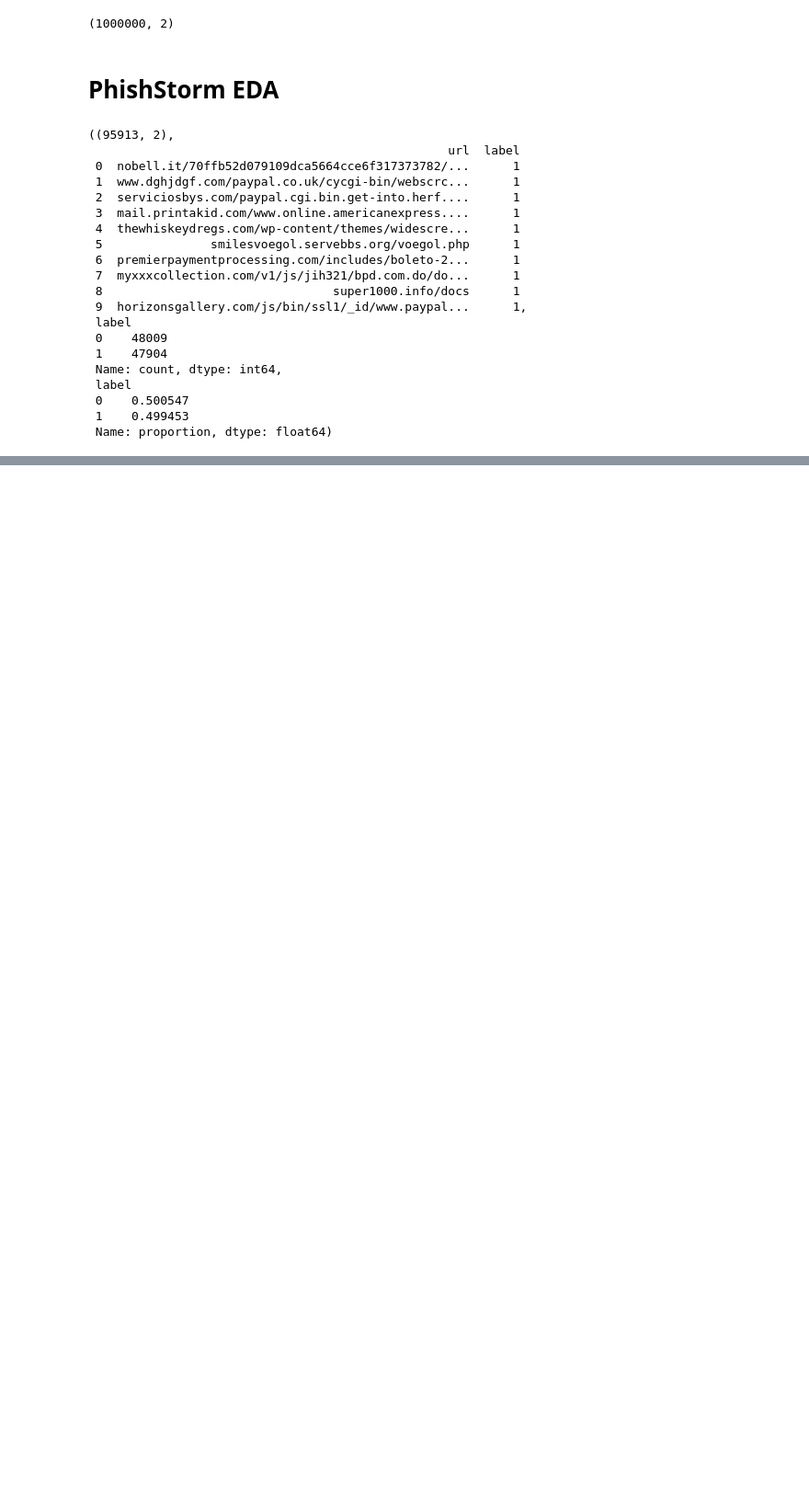
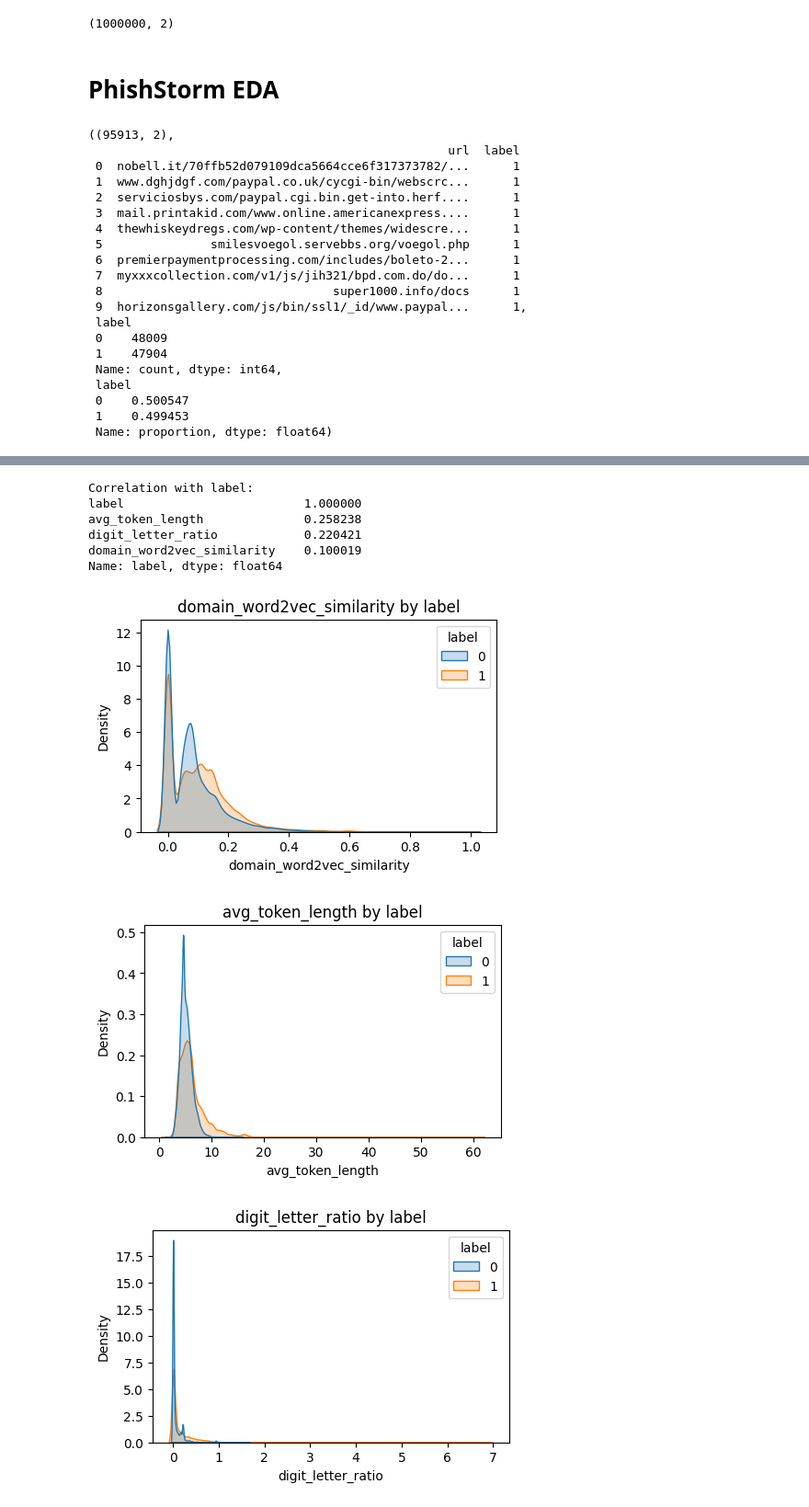
Before and after one commit to polinacsv/phishing_URL_detection, a Jupyter notebook: notebooks/03_model_baseline.ipynb, the cells around one changed output, grey strips where cells are left out. Shown at 92% size. Saved outputs shown, nothing was run; the diff lists cells and outputs as text; code cells hidden in the pictures; blank space fills up the shorter version.

```diff
--- a/notebooks/03_model_baseline.ipynb
+++ b/notebooks/03_model_baseline.ipynb
@@ -147,0 +993,4 @@ shape, head, label_counts, label_distribution
+# %%
+
+# Drop the redundant feature
+df_storm_feat = df_storm_feat.drop(columns=['num_special_chars'], errors='ignore')
@@ -147,0 +1047,5 @@ shape, head, label_counts, label_distribution
+# %%
+
+df_storm_feat = add_token_level_features_offline(df_storm_feat)
+
+URL_FEATURES.extend(["domain_word2vec_similarity", "avg_token_length", "digit_letter_ratio"])
@@ -147,0 +1074,23 @@ shape, head, label_counts, label_distribution
+# %%
+cols = ["domain_word2vec_similarity", "avg_token_length", "digit_letter_ratio"]
+
+# correlation (point-biserial) with label
+print("Correlation with label:")
+print(df_storm_feat[cols + ["label"]].corr()["label"].sort_values(ascending=False))
+
+# visualize distributions
+for c in cols:
+    plt.figure(figsize=(5,3))
+    sns.kdeplot(data=df_storm_feat, x=c, hue="label", common_norm=False, fill=True)
+    plt.title(f"{c} by label")
+    plt.show()
+# %% [output]
+Correlation with label:
+label                         1.000000
+avg_token_length              0.258238
+digit_letter_ratio            0.220421
+domain_word2vec_similarity    0.100019
+Name: label, dtype: float64
+[figure, added]
+[figure, added]
+[figure, added]
```
Also changed, not shown: parts of 68 cells of this notebook, 3 other files.
